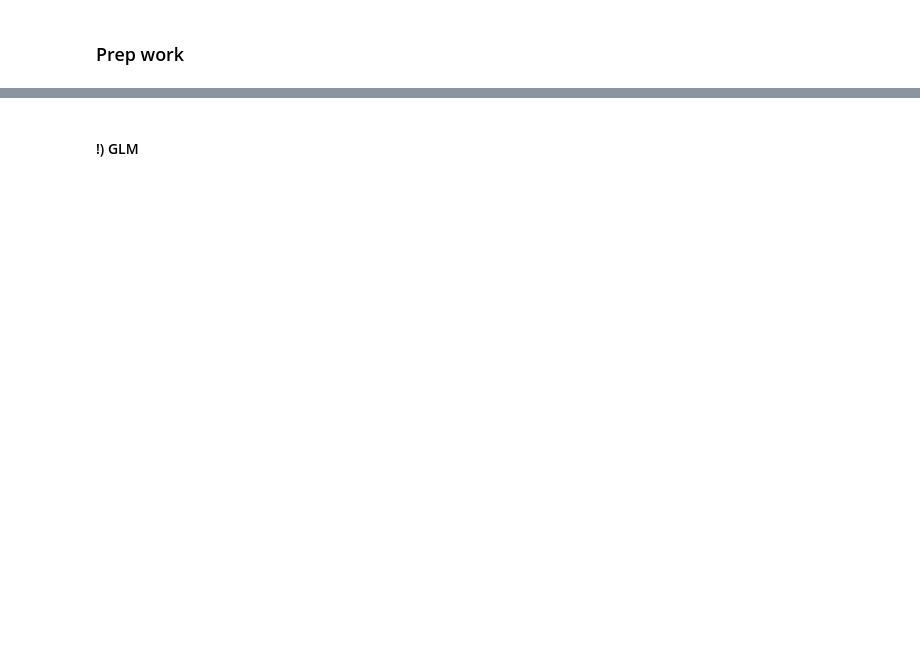
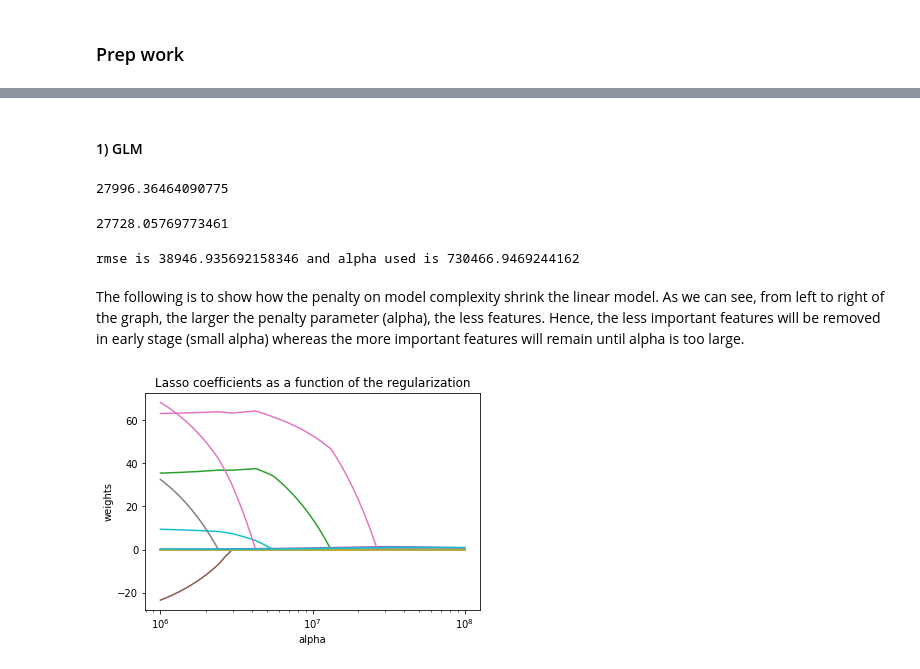
Before and after one commit to Phoebe0222/MLSA-workshops-2020-student, a Jupyter notebook: supervised-learning/workshop-SL02-Regression.ipynb, the cells around one changed output, grey strips where cells are left out. Cells and saved outputs as stored; diff of their text form; code cells hidden in the pictures; blank space fills up the shorter version.

```diff
--- a/supervised-learning/workshop-SL02-Regression.ipynb
+++ b/supervised-learning/workshop-SL02-Regression.ipynb
@@ -36,2 +117,63 @@ Apart from single output regression, there is a more difficult regression proble
 # %% [markdown]
-#### !) GLM
+#### 1) GLM
+# %%
+from sklearn import linear_model
+#training model
+ols = linear_model.LinearRegression()
+ols.fit(X_train,Y_train)
+# predict on test data
+Y_ols = ols.predict(X_test)
+# accuracy
+rmse = math.sqrt(mean_squared_error(Y_test, Y_ols))
+print(rmse)
+# %% [output]
+27996.36464090775
+# %%
+#training model
+ridge = linear_model.RidgeCV()
+# ols + l2-norm penalty on model complexity, complexity parameter is chosen by CV
+ridge.fit(X_train,Y_train)
+# predict on test data
+Y_ridge = ridge.predict(X_test)
+# accuracy
+rmse = math.sqrt(mean_squared_error(Y_test, Y_ridge))
+print(rmse)
+# %% [output]
+27728.05769773461
+# %%
+#training model
+lasso = linear_model.LassoCV()
+# ols + l1-norm penalty on model complexity, complexity parameter (alpha) is chosen by CV
+lasso.fit(X_train,Y_train)
+# predict on test data
+Y_lasso = lasso.predict(X_test)
+# accuracy
+rmse = math.sqrt(mean_squared_error(Y_test, Y_lasso))
+print('rmse is '+str(rmse)+' and alpha used is '+str(lasso.alpha_))
+# %% [output]
+rmse is 38946.935692158346 and alpha used is 730466.9469244162
+# %% [markdown]
+The following is to show how the penalty on model complexity shrink the linear model. As we can see, from left to right of the graph, the larger the penalty parameter (alpha), the less features. Hence, the less important features will be removed in early stage (small alpha) whereas the more important features will remain until alpha is too large.
+# %%
+# creating a grid of alphas
+n_alphas = 200
+alphas = np.logspace(6, 8, n_alphas) #alpha ranging from 10^6 to 10^8
+# fitting lasso with different alphas
+coefs = []
+feat = []
+for a in alphas:
+    lasso = linear_model.Lasso(alpha=a, fit_intercept=False)
+    lasso.fit(X_train,Y_train)
+    coefs.append(lasso.coef_)
+    feat.append(X_train.columns[lasso.coef_ != 0])
+# plotting alphas against coefficients of features
+ax = plt.gca()
+ax.plot(alphas, coefs)
+ax.set_xscale('log')
+plt.xlabel('alpha')
+plt.ylabel('weights')
+plt.title('Lasso coefficients as a function of the regularization')
+plt.axis('tight')
+plt.show()
+# %% [output]
+[figure, added]
```
Also changed, not shown: parts of 42 cells of this notebook, 2 other files.
